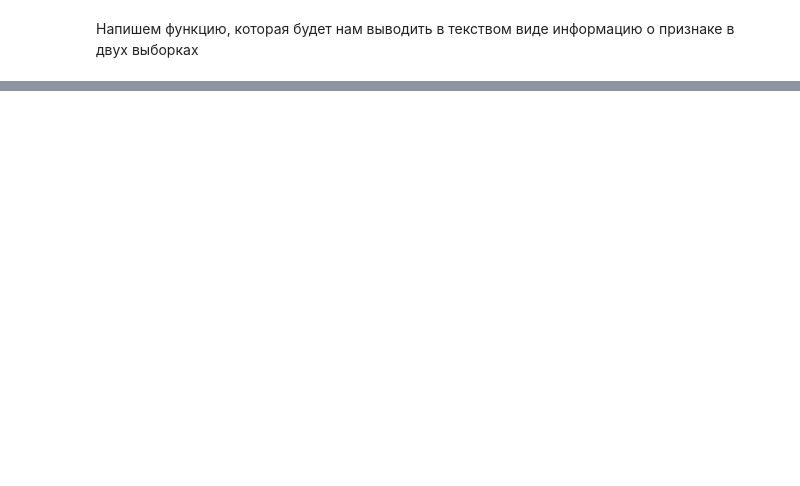
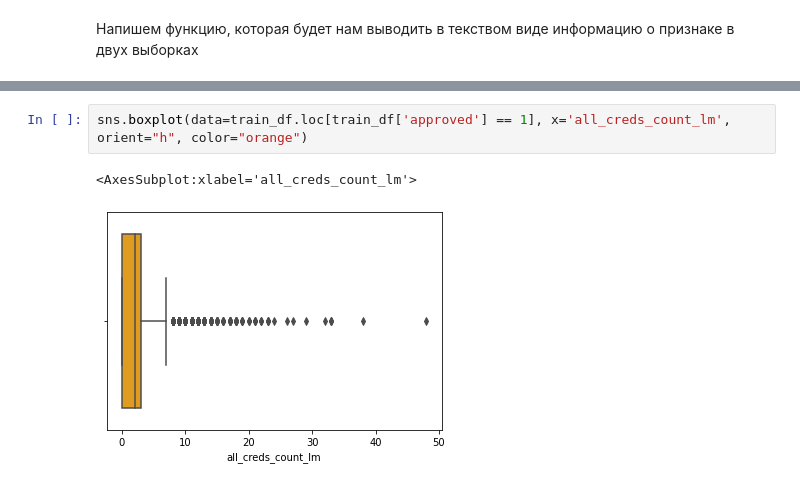
Before and after one commit to alexanderlakiza/misc, a Jupyter notebook: devim_enrollment.ipynb, the cells around one changed output, grey strips where cells are left out. Drawn from its saved outputs; the diff is of its cells as text; blank space fills up the shorter version.

```diff
--- a/devim_enrollment.ipynb
+++ b/devim_enrollment.ipynb
@@ -187,0 +825,5 @@ t_test('cred_sum_cc_all')
+# %%
+sns.boxplot(data=train_df.loc[train_df['approved'] == 1], x='all_creds_count_lm', orient="h", color="orange")
+# %% [output]
+<AxesSubplot:xlabel='all_creds_count_lm'>
+[figure, added]
```
Also changed, not shown: parts of 73 cells of this notebook.
